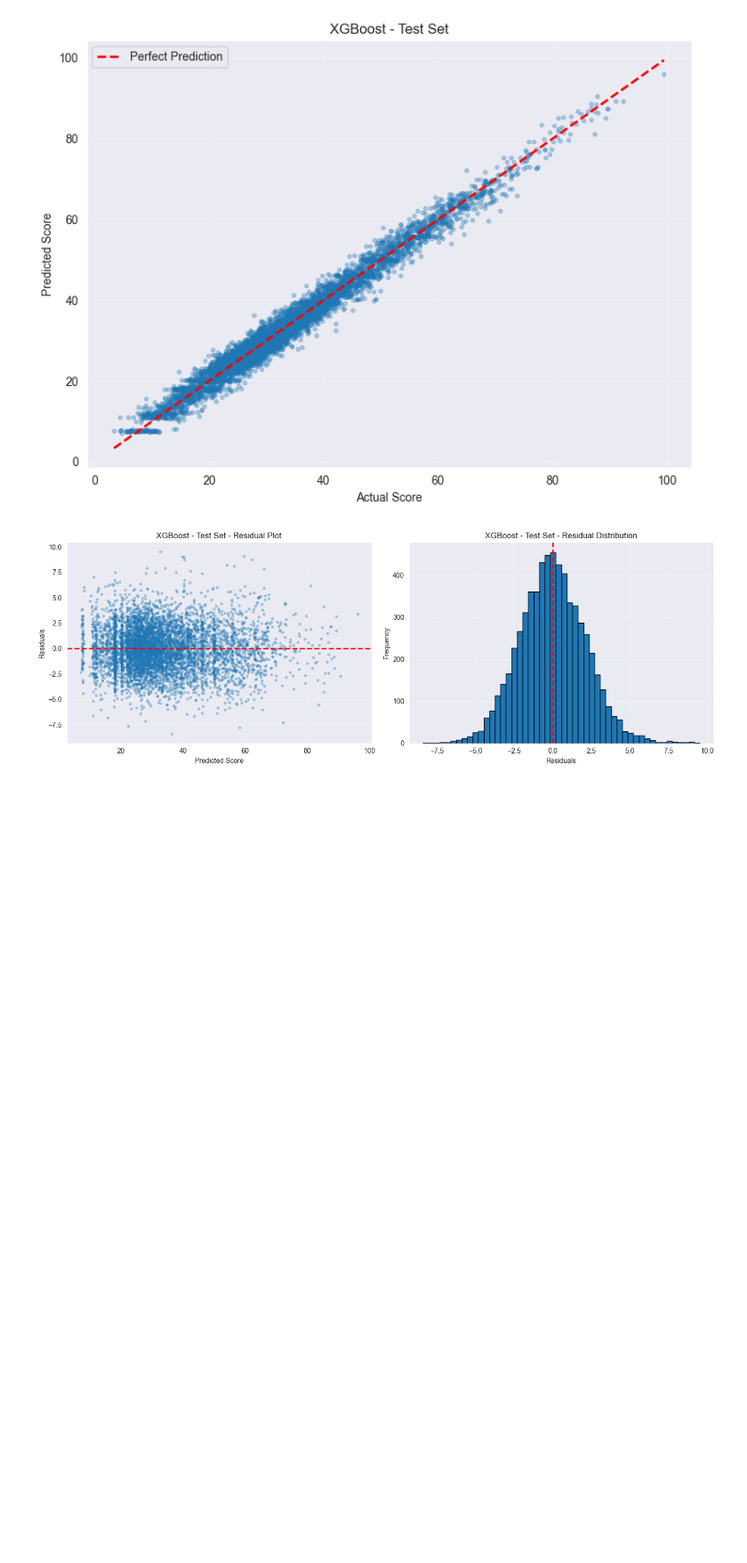
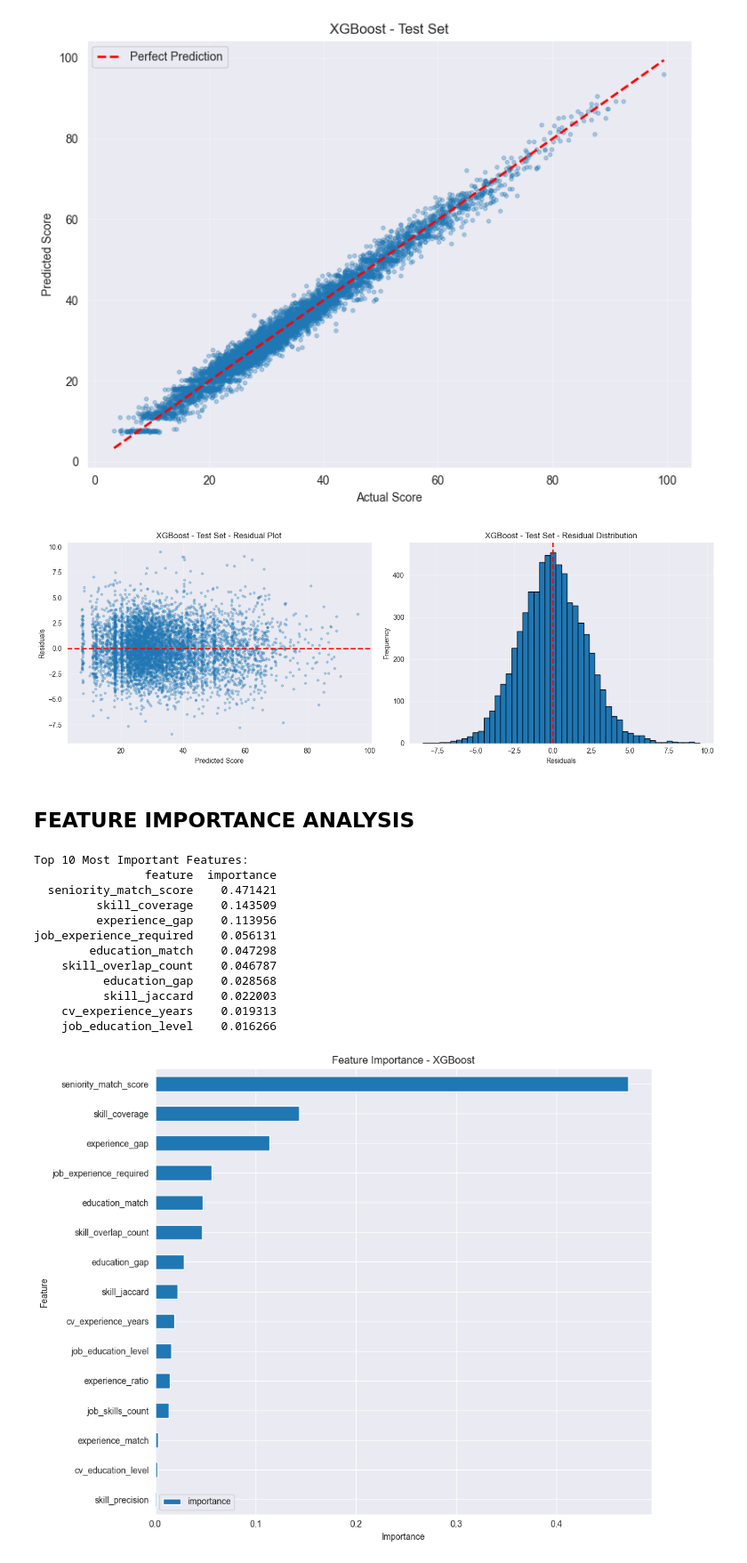
Before and after one commit to NguyenHungCuongg/Smart-Recruit, a Jupyter notebook: ml/notebooks/03_baseline_models.ipynb, the cells around one changed output. Shown at 89% size. Cells and saved outputs as stored; diff of their text form; code cells hidden in the pictures; blank space fills up the shorter version.

Commit message:
Phân tích feature importance

```diff
--- a/ml/notebooks/03_baseline_models.ipynb
+++ b/ml/notebooks/03_baseline_models.ipynb
@@ -472,3 +472,62 @@ Test MSE:  4.6288
 Test R²:   0.9770
 [figure]
 [figure]
+# %% [markdown]
+## FEATURE IMPORTANCE ANALYSIS
+# %%
+# Feature importance cho các tree-based models
+if hasattr(best_model, 'feature_importances_'):
+    feature_importance = pd.DataFrame({
+        'feature': feature_cols,
+        'importance': best_model.feature_importances_
+    }).sort_values('importance', ascending=False)
+
+    print("\nTop 10 Most Important Features:")
+    print(feature_importance.head(10).to_string(index=False))
+
+    plt.figure(figsize=(10, 8))
+    feature_importance.head(15).plot.barh(x='feature', y='importance', ax=plt.gca())
+    plt.title(f'Feature Importance - {best_model_name}')
+    plt.xlabel('Importance')
+    plt.ylabel('Feature')
+    plt.gca().invert_yaxis()
+    plt.tight_layout()
+    plt.show()
+
+elif hasattr(best_model, 'coef_'):
+    feature_importance = pd.DataFrame({
+        'feature': feature_cols,
+        'coefficient': best_model.coef_,
+        'abs_coefficient': np.abs(best_model.coef_)
+    }).sort_values('abs_coefficient', ascending=False)
+
+    print("\nTop 10 Features by Coefficient Magnitude:")
+    print(feature_importance.head(10).to_string(index=False))
+
+    plt.figure(figsize=(10, 8))
+    feature_importance.head(15).plot(
+        x='feature', y='coefficient', kind='barh', legend=False
+    )
+    plt.title(f'Feature Coefficients - {best_model_name}')
+    plt.xlabel('Coefficient Value')
+    plt.ylabel('Feature')
+    plt.axvline(x=0, color='black', linestyle='--', linewidth=1)
+    plt.gca().invert_yaxis()
+    plt.tight_layout()
+    plt.show()
+else:
+    print("\nFeature importance not available for this model type")
+# %% [output]
+Top 10 Most Important Features:
+                feature  importance
+  seniority_match_score    0.471421
+         skill_coverage    0.143509
+         experience_gap    0.113956
+job_experience_required    0.056131
+        education_match    0.047298
+    skill_overlap_count    0.046787
+          education_gap    0.028568
+          skill_jaccard    0.022003
+    cv_experience_years    0.019313
+    job_education_level    0.016266
+[figure, added]
```
